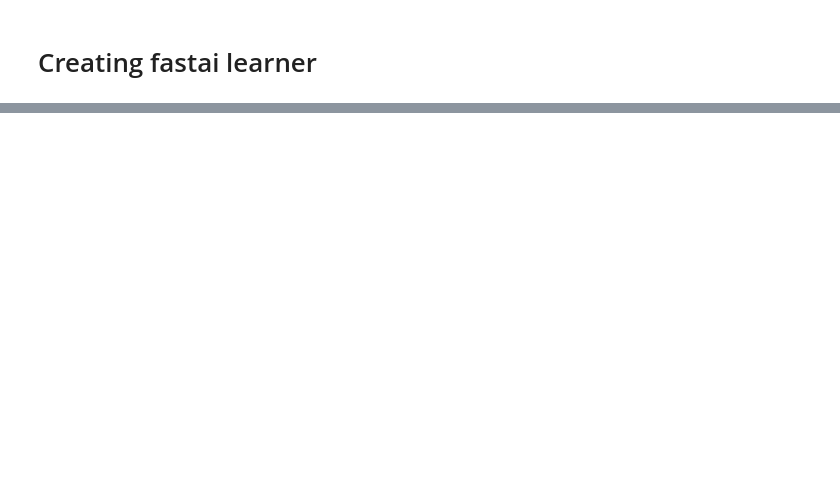
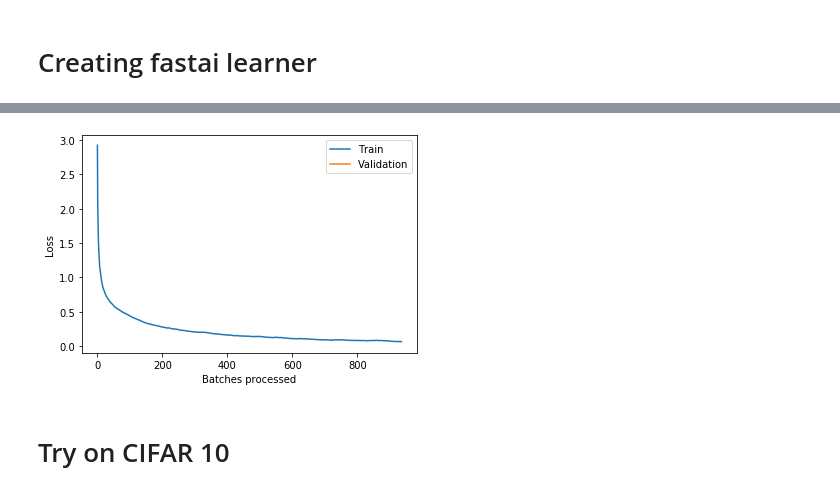
Before and after one commit to maxmatical/pytorch-projects, a Jupyter notebook: CNN_MNIST_example.ipynb, the cells around one changed output, grey strips where cells are left out. Cells and saved outputs as stored; diff of their text form; code cells hidden in the pictures; blank space fills up the shorter version.

```diff
--- a/CNN_MNIST_example.ipynb
+++ b/CNN_MNIST_example.ipynb
@@ -187,0 +203,6 @@ learn.fit(1)
+# %%
+learn.recorder.plot_losses()
+# %% [output]
+[figure, added]
+# %% [markdown]
+# Try on CIFAR 10
```
Also changed, not shown: parts of 17 cells of this notebook.
